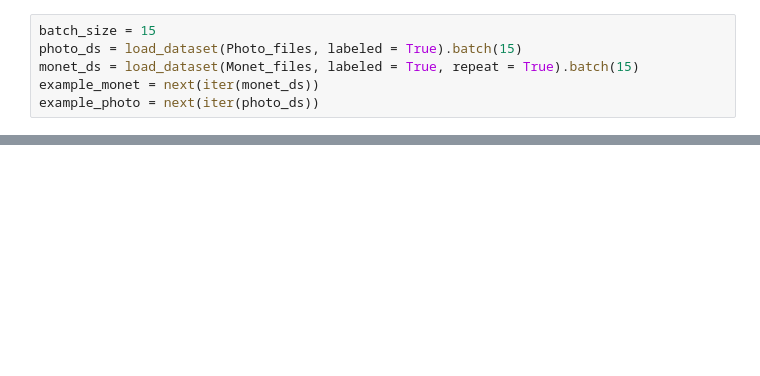
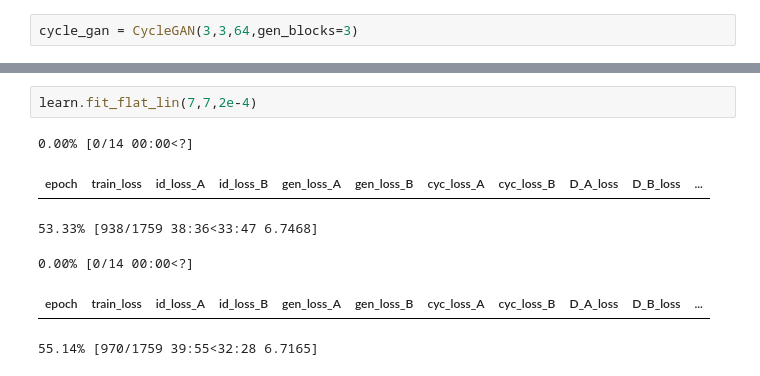
Before and after one commit to yepe4401/GAN_Monet, a Jupyter notebook: GAN_Monet_YP_v2.ipynb, the cells around one changed output, grey strips where cells are left out. Drawn from its saved outputs; the diff is of its cells as text; blank space fills up the shorter version.

```diff
--- a/GAN_Monet_YP_v2.ipynb
+++ b/GAN_Monet_YP_v2.ipynb
@@ -87,7 +81,3 @@ def load_dataset(filenames, labeled=True, ordered=False, repeat = False):
 # %%
-batch_size = 15
-photo_ds = load_dataset(Photo_files, labeled = True).batch(15)
-monet_ds = load_dataset(Monet_files, labeled = True, repeat = True).batch(15)
-example_monet = next(iter(monet_ds))
-example_photo = next(iter(photo_ds))
+cycle_gan = CycleGAN(3,3,64,gen_blocks=3)
 # %%
@@ -112,0 +85,9 @@ plt.show()
+# %%
+learn.fit_flat_lin(7,7,2e-4)
+# %% [output]
+0.00% [0/14 00:00<?]
+| epoch | train_loss | id_loss_A | id_loss_B | gen_loss_A | gen_loss_B | cyc_loss_A | cyc_loss_B | D_A_loss | D_B_loss | ... |
+53.33% [938/1759 38:36<33:47 6.7468]
+0.00% [0/14 00:00<?]
+| epoch | train_loss | id_loss_A | id_loss_B | gen_loss_A | gen_loss_B | cyc_loss_A | cyc_loss_B | D_A_loss | D_B_loss | ... |
+55.14% [970/1759 39:55<32:28 6.7165]
```
Also changed, not shown: parts of 10 cells of this notebook.
